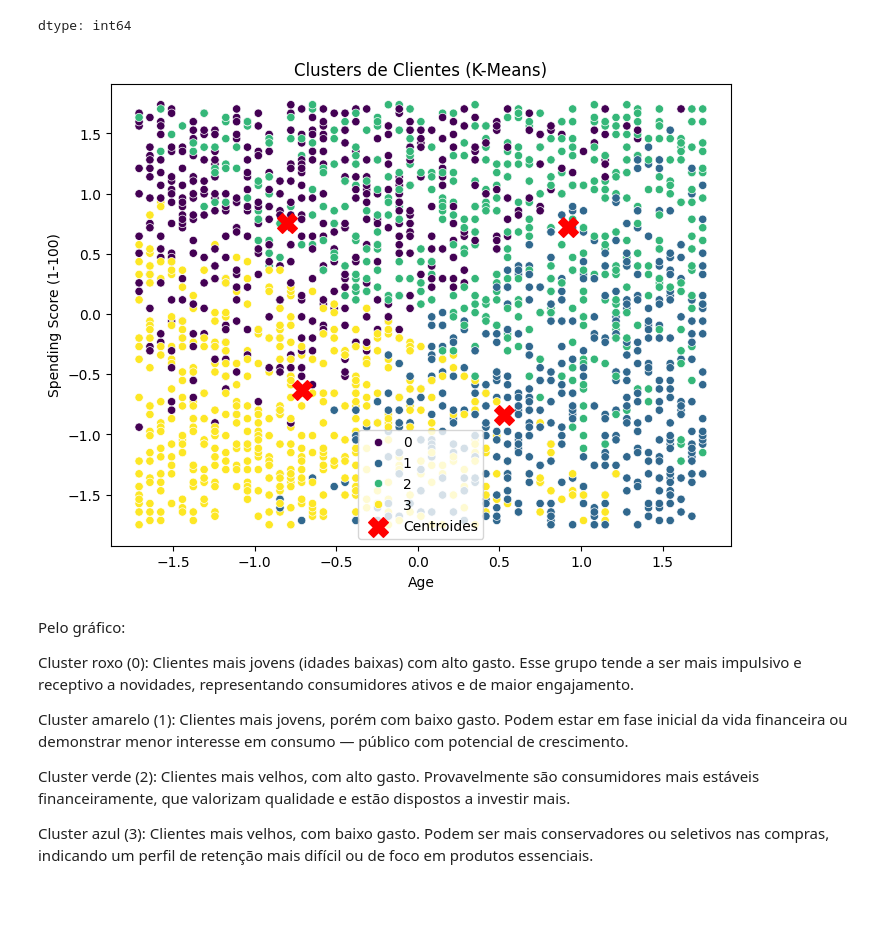
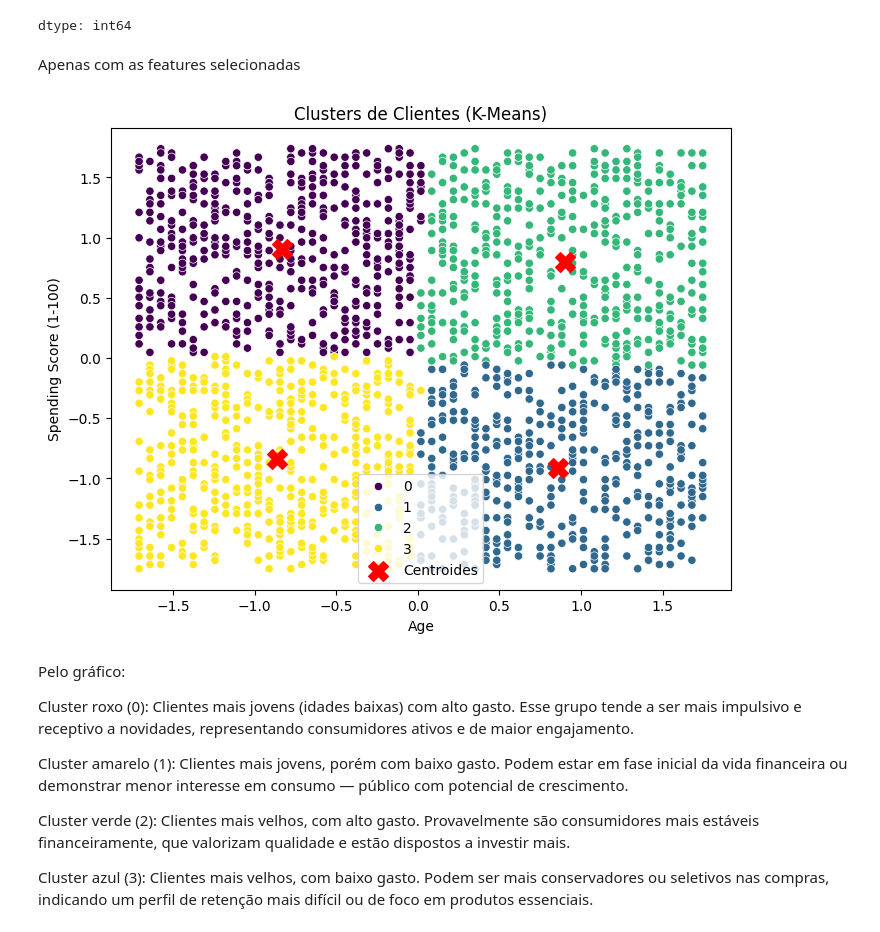
Before and after one commit to gbAguiiar/machine-learning-unsupervised, a Jupyter notebook: main.ipynb, the cells around one changed output. Saved outputs shown, nothing was run; the diff lists cells and outputs as text; code cells hidden in the pictures; blank space fills up the shorter version.

```diff
--- a/main.ipynb
+++ b/main.ipynb
@@ -172,20 +189,20 @@ df['Cluster'].value_counts()
 | 1 | 488 |
 | 0 | 487 |
 dtype: int64
-# %%
-plt.figure(figsize=(8,6))
-sns.scatterplot(data=df, x="Age", y="Spending Score (1-100)", hue="Cluster", palette="viridis")
-centroids = kmeans.cluster_centers_
-plt.scatter(
-    centroids[:, 1],  # eixo X = Idade
-    centroids[:, 2],  # eixo Y = Pontuação de gasto
-    s=200, c='red', marker='X', label='Centroides'
-)
-plt.title("Clusters de Clientes (K-Means)")
-plt.legend()
-plt.show()
-# %% [output]
-[figure, removed]
+# %% [markdown]
+Apenas com as features selecionadas
+# %%
+selected_features = ['Age', 'Spending Score (1-100)']
+# %%
+X = df[selected_features]
+kmeans = KMeans(n_clusters=4, random_state=42)
+clusters = kmeans.fit_predict(X)
+
+df['Cluster'] = clusters
+
+plot_kmeans_clusters(kmeans)
+# %% [output]
+[figure, added]
 # %% [markdown]
 Pelo gráfico:
 
```
Also changed, not shown: parts of 28 cells of this notebook.
